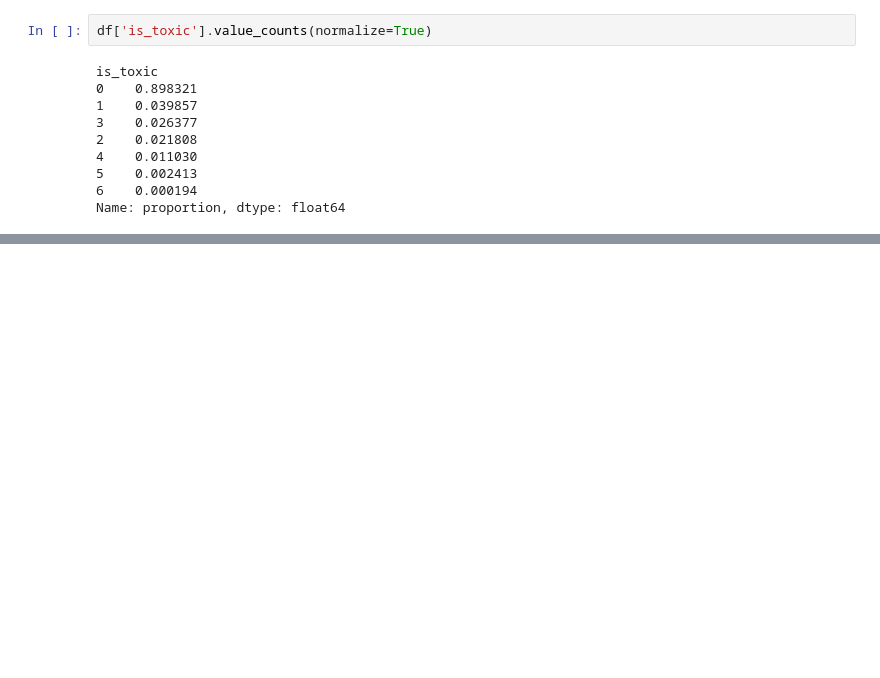
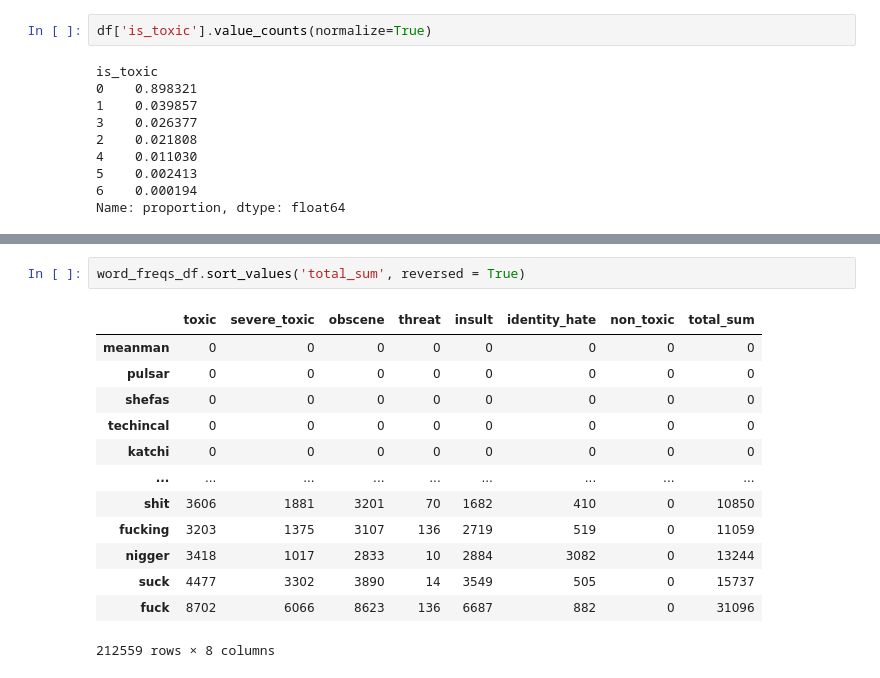
Before and after one commit to dnsshplk/Comment-SentAn, a Jupyter notebook: EDA.ipynb, the cells around one changed output, grey strips where cells are left out. Saved outputs shown, nothing was run; the diff lists cells and outputs as text; blank space fills up the shorter version.

```diff
--- a/EDA.ipynb
+++ b/EDA.ipynb
@@ -56,0 +164,16 @@ Name: proportion, dtype: float64
+# %%
+word_freqs_df.sort_values('total_sum', reversed = True)
+# %% [output]
+|  | toxic | severe_toxic | obscene | threat | insult | identity_hate | non_toxic | total_sum |
+| meanman | 0 | 0 | 0 | 0 | 0 | 0 | 0 | 0 |
+| pulsar | 0 | 0 | 0 | 0 | 0 | 0 | 0 | 0 |
+| shefas | 0 | 0 | 0 | 0 | 0 | 0 | 0 | 0 |
+| techincal | 0 | 0 | 0 | 0 | 0 | 0 | 0 | 0 |
+| katchi | 0 | 0 | 0 | 0 | 0 | 0 | 0 | 0 |
+| ... | ... | ... | ... | ... | ... | ... | ... | ... |
+| shit | 3606 | 1881 | 3201 | 70 | 1682 | 410 | 0 | 10850 |
+| fucking | 3203 | 1375 | 3107 | 136 | 2719 | 519 | 0 | 11059 |
+| nigger | 3418 | 1017 | 2833 | 10 | 2884 | 3082 | 0 | 13244 |
+| suck | 4477 | 3302 | 3890 | 14 | 3549 | 505 | 0 | 15737 |
+| fuck | 8702 | 6066 | 8623 | 136 | 6687 | 882 | 0 | 31096 |
+212559 rows × 8 columns
```
Also changed, not shown: parts of 11 cells of this notebook, 1 other file.
